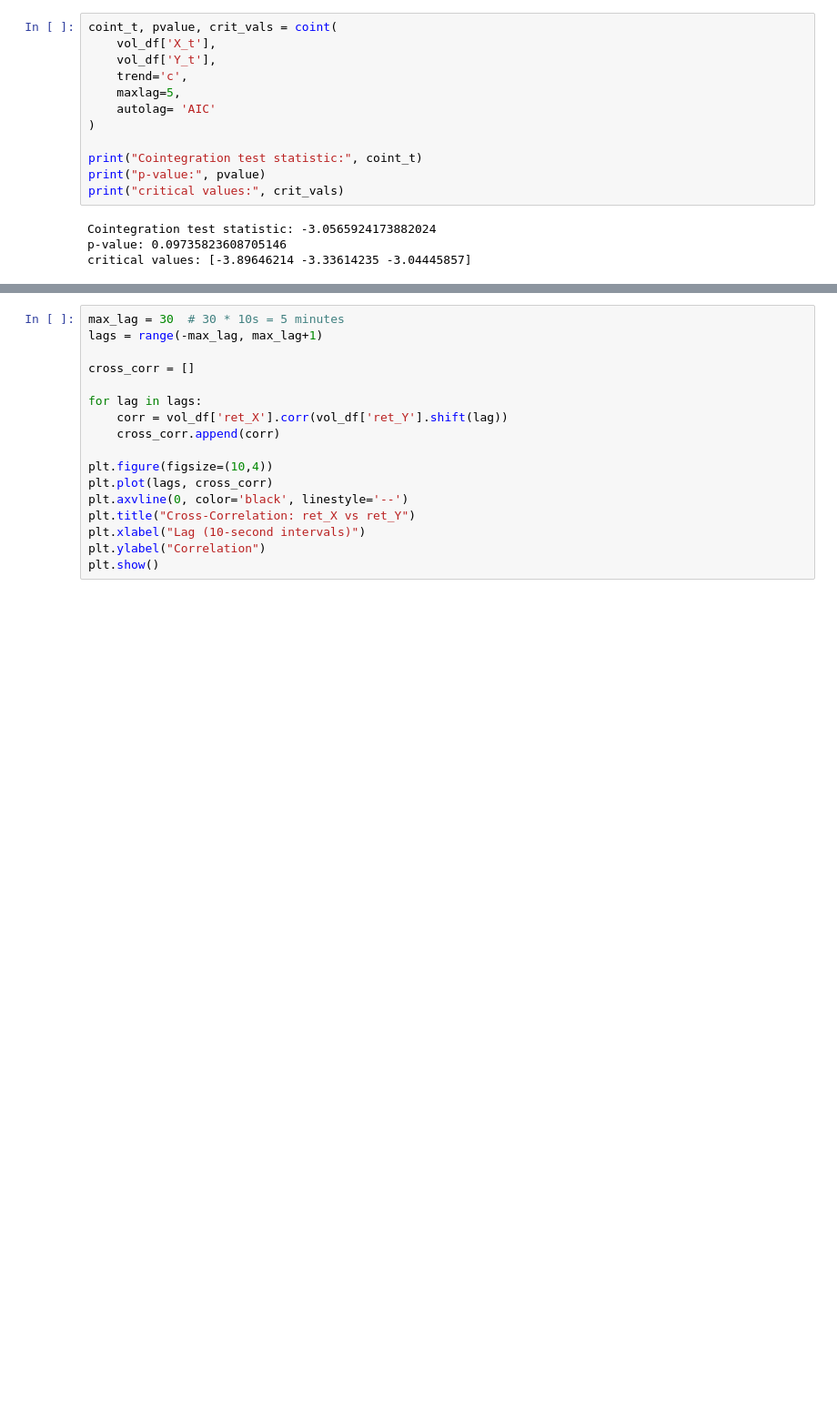
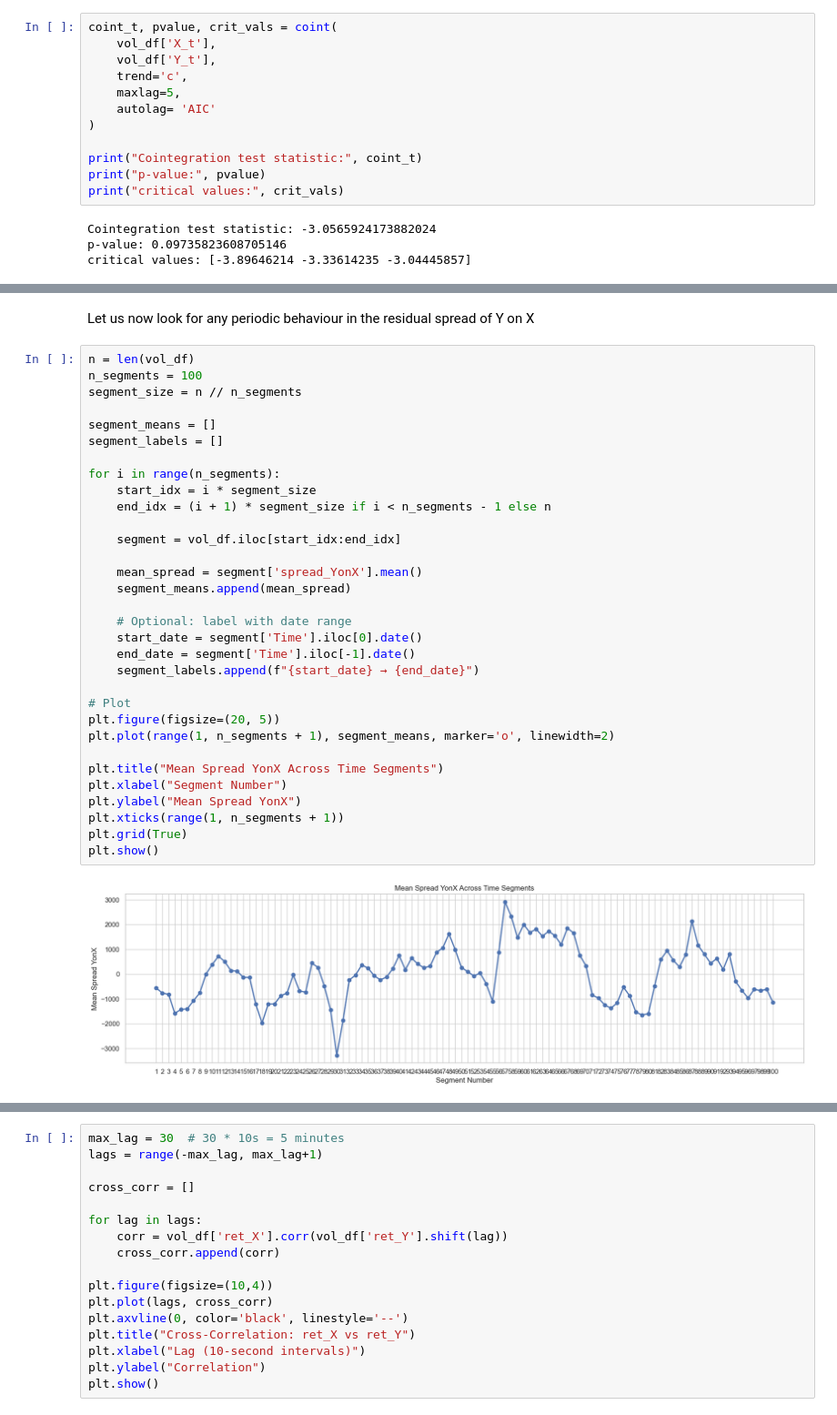
Before and after one commit to Isomorphic-07/PairsTrading, a Jupyter notebook: PairsTrading.ipynb, the cells around one changed output, grey strips where cells are left out. Shown at 91% size. Cells and saved outputs as stored; diff of their text form; blank space fills up the shorter version.

```diff
--- a/PairsTrading.ipynb
+++ b/PairsTrading.ipynb
@@ -988,0 +883,36 @@ vol_df.groupby('minute_of_day')['roll_corr'].median().loc[600]
+# %% [markdown]
+Let us now look for any periodic behaviour in the residual spread of Y on X
+# %%
+n = len(vol_df)
+n_segments = 100
+segment_size = n // n_segments
+
+segment_means = []
+segment_labels = []
+
+for i in range(n_segments):
+    start_idx = i * segment_size
+    end_idx = (i + 1) * segment_size if i < n_segments - 1 else n
+
+    segment = vol_df.iloc[start_idx:end_idx]
+
+    mean_spread = segment['spread_YonX'].mean()
+    segment_means.append(mean_spread)
+
+    # Optional: label with date range
+    start_date = segment['Time'].iloc[0].date()
+    end_date = segment['Time'].iloc[-1].date()
+    segment_labels.append(f"{start_date} → {end_date}")
+
+# Plot
+plt.figure(figsize=(20, 5))
+plt.plot(range(1, n_segments + 1), segment_means, marker='o', linewidth=2)
+
+plt.title("Mean Spread YonX Across Time Segments")
+plt.xlabel("Segment Number")
+plt.ylabel("Mean Spread YonX")
+plt.xticks(range(1, n_segments + 1))
+plt.grid(True)
+plt.show()
+# %% [output]
+[figure, added]
```
Also changed, not shown: parts of 63 cells of this notebook, 3 other files.
